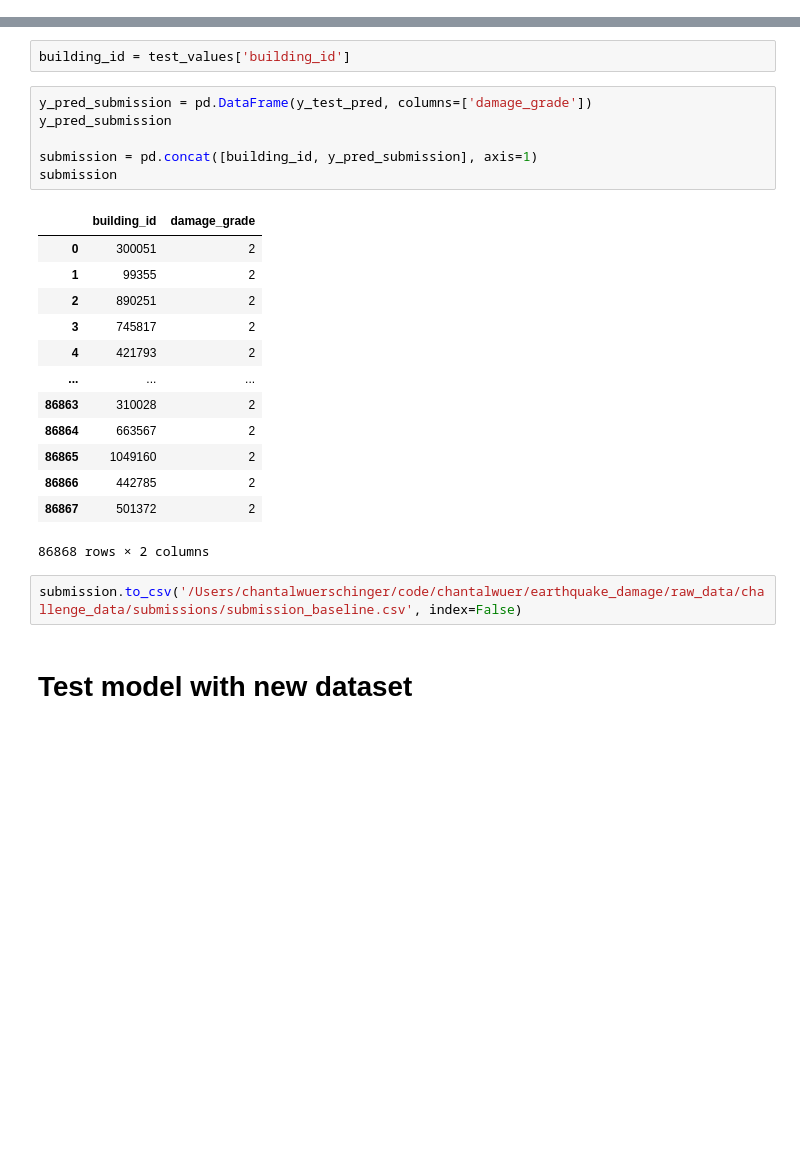
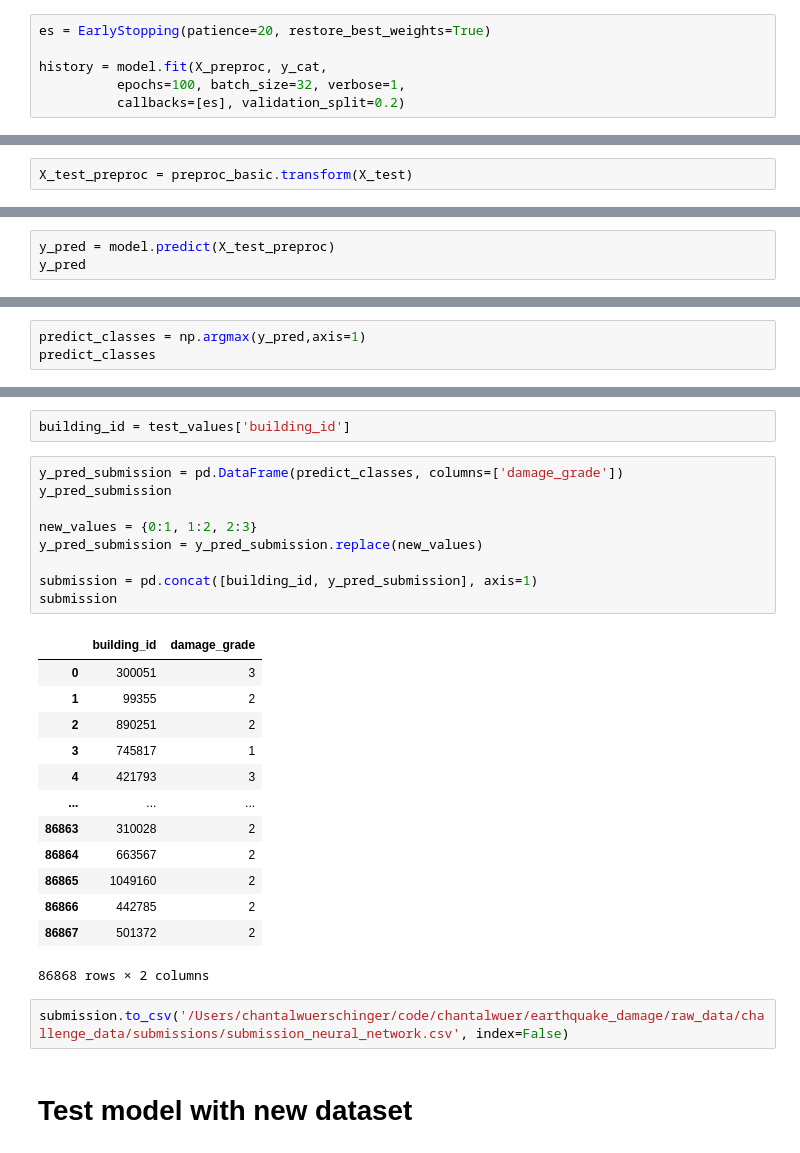
Before and after one commit to chantalwuer/earthquake_damage, a Jupyter notebook: notebooks/CW_Baseline_Model_Workflow.ipynb, the cells around one changed output, grey strips where cells are left out. Saved outputs shown, nothing was run; the diff lists cells and outputs as text; blank space fills up the shorter version.

Commit message:
Made prediction competition with neural network

```diff
--- a/notebooks/CW_Baseline_Model_Workflow.ipynb
+++ b/notebooks/CW_Baseline_Model_Workflow.ipynb
@@ -204,0 +265,6 @@ xgb_model_score
+# %%
+es = EarlyStopping(patience=20, restore_best_weights=True)
+
+history = model.fit(X_preproc, y_cat,
+          epochs=100, batch_size=32, verbose=1,
+          callbacks=[es], validation_split=0.2)
@@ -242 +324,3 @@ y_test_pred = pipe_baseline.predict(X_test)
+# %%
+X_test_preproc = preproc_basic.transform(X_test)
 # %%
@@ -245,0 +330,3 @@ y_test_pred.shape
+# %%
+y_pred = model.predict(X_test_preproc)
+y_pred
@@ -245,0 +342,3 @@ y_test_pred.shape
+# %%
+predict_classes = np.argmax(y_pred,axis=1)
+predict_classes
@@ -248,18 +349,21 @@ y_test_pred.shape
 # %%
 building_id = test_values['building_id']
 # %%
-y_pred_submission = pd.DataFrame(y_test_pred, columns=['damage_grade'])
+y_pred_submission = pd.DataFrame(predict_classes, columns=['damage_grade'])
 y_pred_submission
+
+new_values = {0:1, 1:2, 2:3}
+y_pred_submission = y_pred_submission.replace(new_values)
 
 submission = pd.concat([building_id, y_pred_submission], axis=1)
 submission
 # %% [output]
 |  | building_id | damage_grade |
-| 0 | 300051 | 2 |
+| 0 | 300051 | 3 |
 | 1 | 99355 | 2 |
 | 2 | 890251 | 2 |
-| 3 | 745817 | 2 |
-| 4 | 421793 | 2 |
+| 3 | 745817 | 1 |
+| 4 | 421793 | 3 |
 | ... | ... | ... |
 | 86863 | 310028 | 2 |
 | 86864 | 663567 | 2 |
@@ -268,7 +372,7 @@ submission
 | 86867 | 501372 | 2 |
 86868 rows × 2 columns
 # %%
-submission.to_csv('/Users/chantalwuerschinger/code/chantalwuer/earthquake_damage/raw_data/challenge_data/submissions/submission_baseline.csv', index=False)
+submission.to_csv('/Users/chantalwuerschinger/code/chantalwuer/earthquake_damage/raw_data/challenge_data/submissions/submission_neural_network.csv', index=False)
 # %% [markdown]
 # Test model with new dataset
 # %%
```
Also changed, not shown: parts of 13 cells of this notebook.
